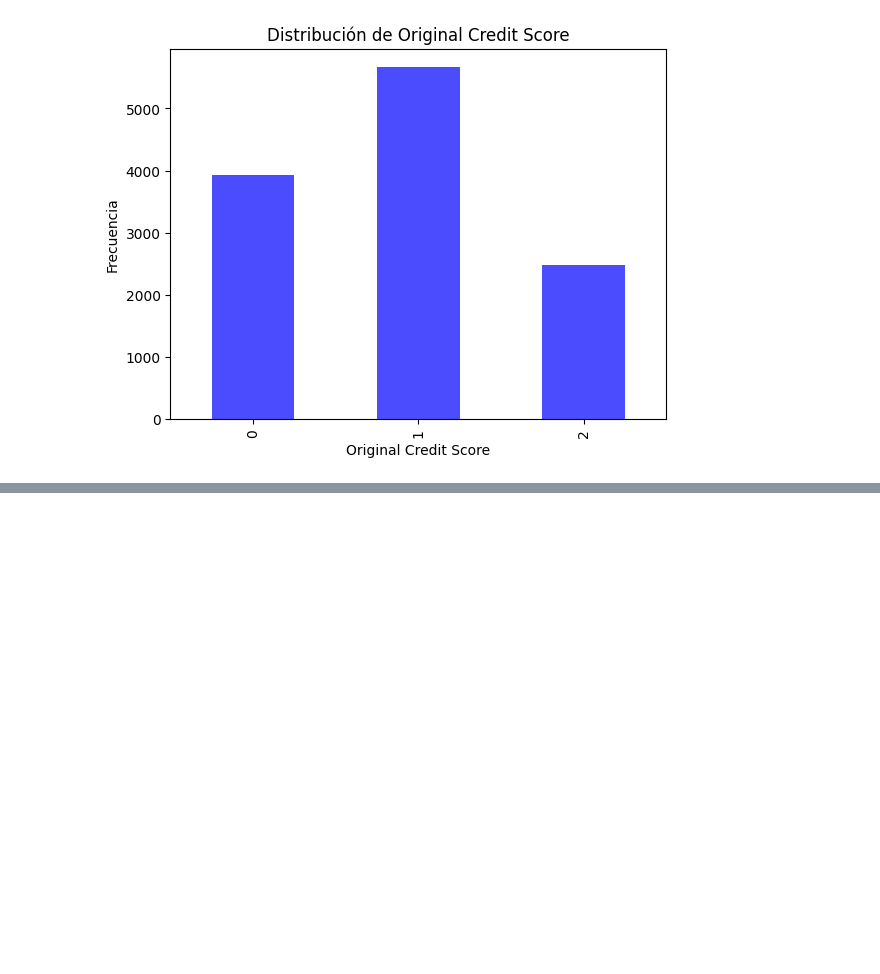
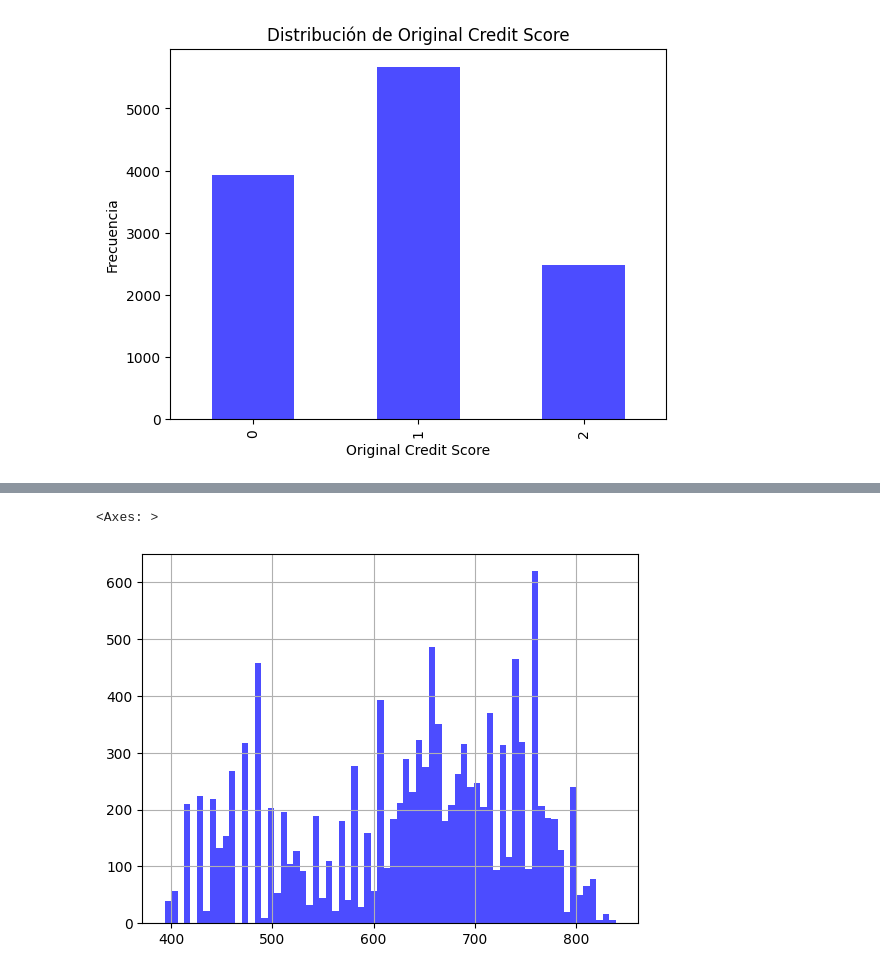
Before and after one commit to RenatoMendoza/CreditModel, a Jupyter notebook: Tests.ipynb, the cells around one changed output, grey strips where cells are left out. Drawn from its saved outputs; the diff is of its cells as text; code cells hidden in the pictures; blank space fills up the shorter version.

```diff
--- a/Tests.ipynb
+++ b/Tests.ipynb
@@ -27,0 +35,3 @@ data
+# %%
+resultado = calculate_traditional_credit_score(data)
+resultado
@@ -63,0 +88,5 @@ df_results['Calculated FICO Score'].hist(bins=50, color='blue', alpha=0.7)
+# %%
+resultado['fico_score'].hist(bins=70, color='blue', alpha=0.7)
+# %% [output]
+<Axes: >
+[figure, added]
```
Also changed, not shown: parts of 8 cells of this notebook, 3 other files.
